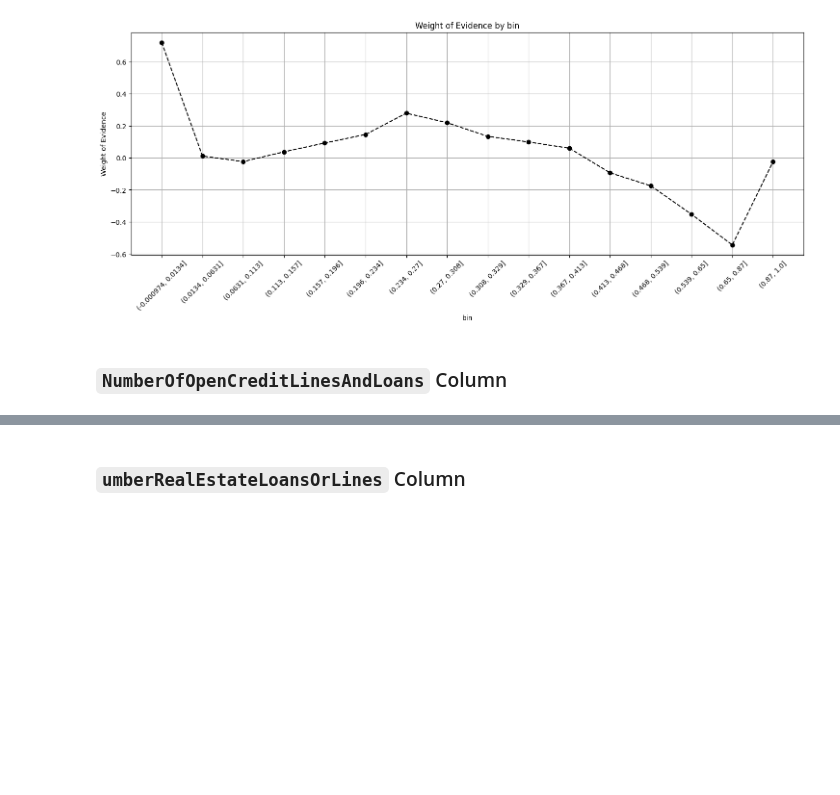
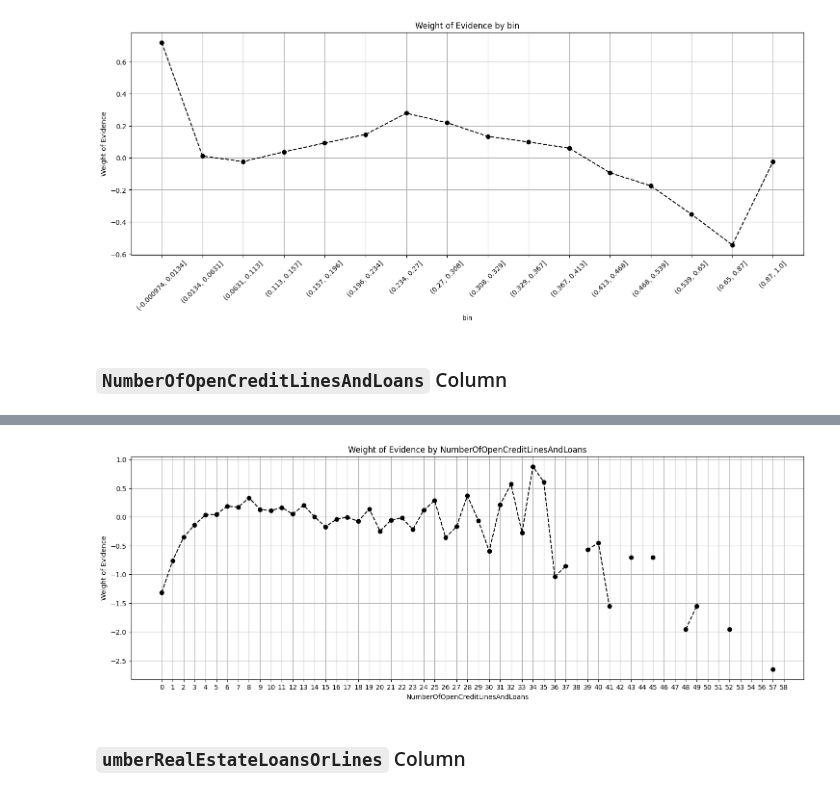
Before and after one commit to Saba-a11/Kaggle_Credit_Score, a Jupyter notebook: CreditModel.ipynb, the cells around one changed output, grey strips where cells are left out. Cells and saved outputs as stored; diff of their text form; code cells hidden in the pictures; blank space fills up the shorter version.

```diff
--- a/CreditModel.ipynb
+++ b/CreditModel.ipynb
@@ -843,0 +865,4 @@ sns.displot(df_train["NumberOfOpenCreditLinesAndLoans"])
+# %%
+df_woe = combined_data[combined_data['dataset'] == 'train']
+woe_iv_result = calculate_discrete_woe_iv(df_woe, 'SeriousDlqin2yrs', 'NumberOfOpenCreditLinesAndLoans')
+print(woe_iv_result)
@@ -843,0 +887,4 @@ sns.displot(df_train["NumberOfOpenCreditLinesAndLoans"])
+# %%
+plot_woe(woe_iv_result)
+# %% [output]
+[figure, added]
```
Also changed, not shown: parts of 17 cells of this notebook.
